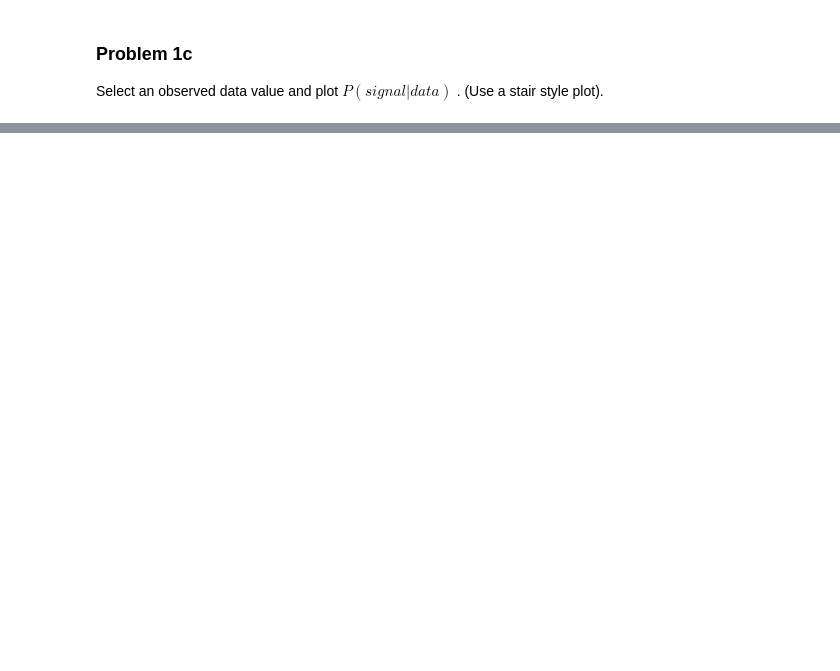
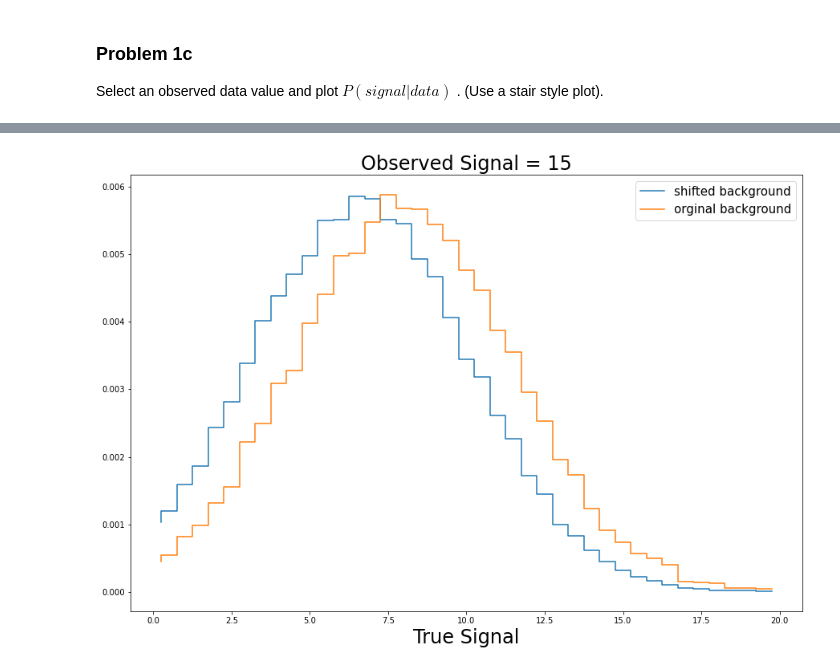
Before and after one commit to MinniVan/PHYS-434, a Jupyter notebook: homework-5.ipynb, the cells around one changed output, grey strips where cells are left out. Saved outputs shown, nothing was run; the diff lists cells and outputs as text; code cells hidden in the pictures; blank space fills up the shorter version.

```diff
--- a/homework-5.ipynb
+++ b/homework-5.ipynb
@@ -82,0 +126,9 @@ plt.show()
+# %%
+plt.step(signal_centers2, Psd2[30,:],label='shifted background')
+plt.step(signal_centers, Psd[30,:],label='orginal background')
+plt.title('Observed Signal = 15', fontsize = 24)
+plt.xlabel('True Signal', fontsize = 24)
+plt.legend(fontsize=15)
+plt.show()
+# %% [output]
+[figure, added]
```
Also changed, not shown: parts of 10 cells of this notebook.
